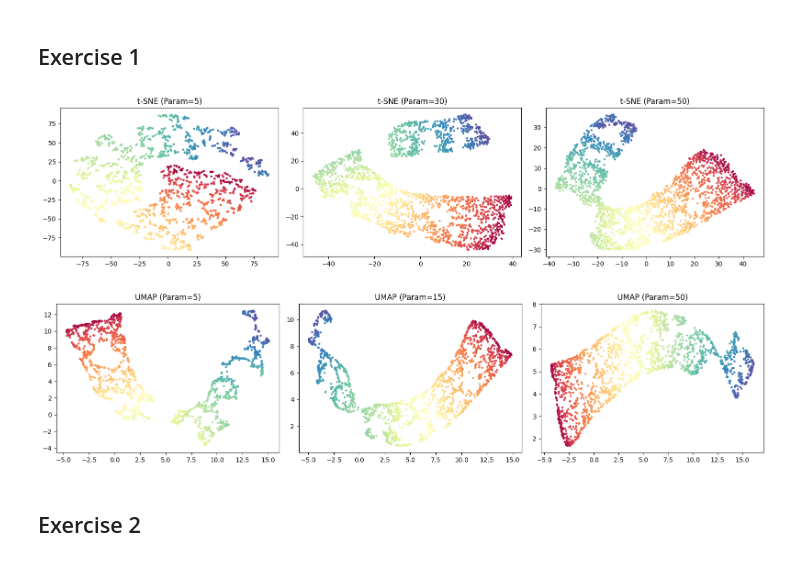
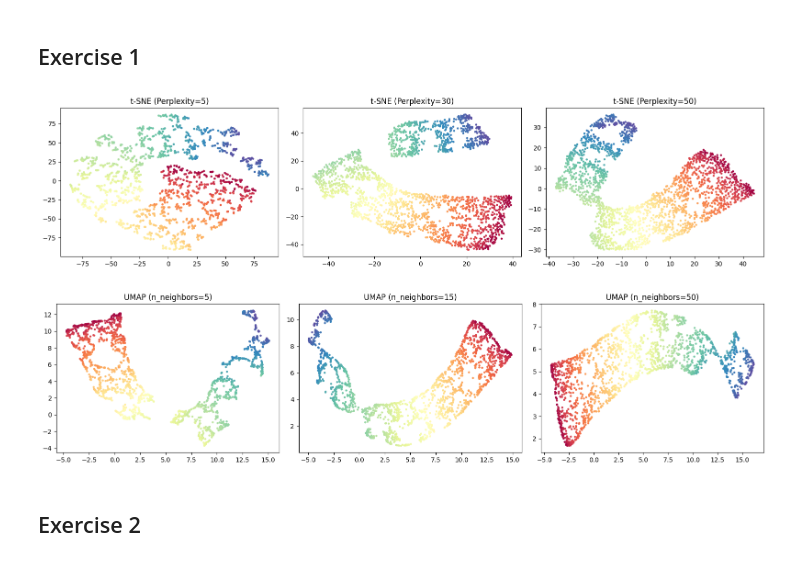
Before and after one commit to d3nnis2001/MaschinellesLernenImWeb, a Jupyter notebook: Exercise3/practicalNew.ipynb, the cells around one changed output. Saved outputs shown, nothing was run; the diff lists cells and outputs as text; code cells hidden in the pictures.

```diff
--- a/Exercise3/practicalNew.ipynb
+++ b/Exercise3/practicalNew.ipynb
@@ -3,44 +3,48 @@
 # %%
 #!pip install umap-learn[plot]
 import numpy as np
 import matplotlib.pyplot as plt
 from sklearn.datasets import make_swiss_roll
 from sklearn.manifold import TSNE
 import umap
 
 # Generate a synthetic dataset (Swiss Roll with noise)
 np.random.seed(42)
 data, colors = make_swiss_roll(n_samples=2000, noise=0.1)
 # Add 10 extra random dimensions to make it complex
 extra_dims = np.random.normal(size=(data.shape[0], 10))
 data_high_dim = np.hstack([data, extra_dims])
 
 # Initialize hyperparameters for t-SNE and UMAP
 tsne_perplexities = [5, 30, 50]
 umap_n_neighbors = [5, 15, 50]
 
 # Apply t-SNE and UMAP with different hyperparameters and collect results
 tsne_results = {p: TSNE(n_components=2, perplexity=p, random_state=42).fit_transform(data_high_dim)
                 for p in tsne_perplexities}
 umap_results = {n: umap.UMAP(n_neighbors=n, random_state=42).fit_transform(data_high_dim)
                 for n in umap_n_neighbors}
 
-# Plotting helper function
-def plot_results(results, title, colors):
-    plt.figure(figsize=(16, 4))
-    for i, (param, embedding) in enumerate(results.items(), 1):
-        plt.subplot(1, len(results), i)
-        plt.scatter(embedding[:, 0], embedding[:, 1], c=colors, cmap='Spectral', s=5)
-        plt.title(f"{title} (Param={param})")
-    plt.tight_layout()
-    plt.show()
+# Visualize t-SNE results
+plt.figure(figsize=(16, 4))
+for i, (param, embedding) in enumerate(tsne_results.items(), 1):
+    plt.subplot(1, len(tsne_results), i)
+    plt.scatter(embedding[:, 0], embedding[:, 1], c=colors, cmap='Spectral', s=5)
+    plt.title(f"t-SNE (Perplexity={param})")
+plt.tight_layout()
+plt.show()
 
-# Visualize results
-plot_results(tsne_results, "t-SNE", colors)
-plot_results(umap_results, "UMAP", colors)
+# UMAP results
+plt.figure(figsize=(16, 4))
+for i, (param, embedding) in enumerate(umap_results.items(), 1):
+    plt.subplot(1, len(umap_results), i)
+    plt.scatter(embedding[:, 0], embedding[:, 1], c=colors, cmap='Spectral', s=5)
+    plt.title(f"UMAP (n_neighbors={param})")
+plt.tight_layout()
+plt.show()
 # %% [output]
-[figure, old version]
+[figure, new version]
-[figure, old version]
+[figure, new version]
 # %% [markdown]
 ## Exercise 2
 # %%
```
